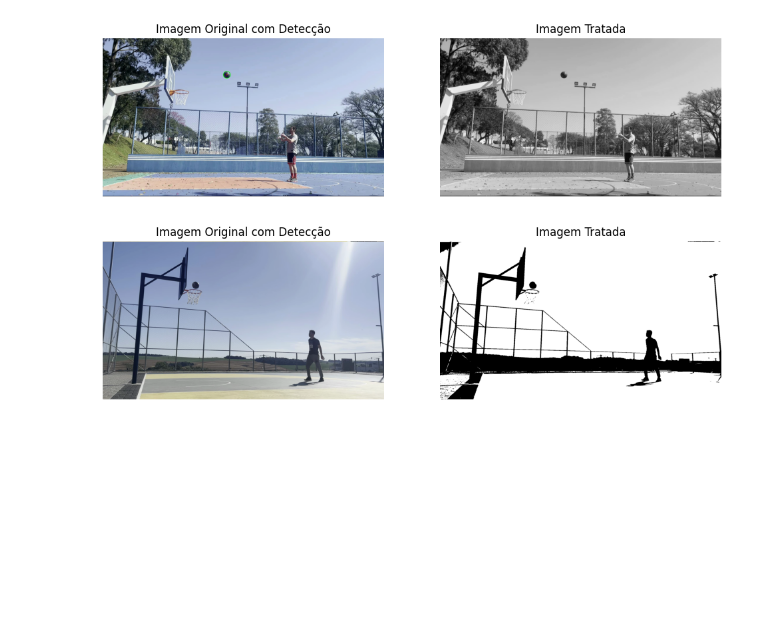
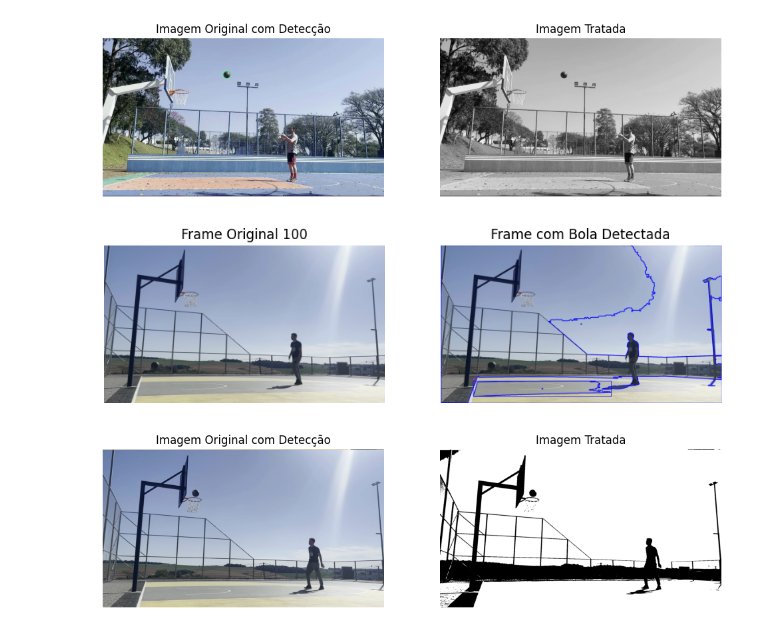
Before and after one commit to williankleingois/shot_basketball_detection, a Jupyter notebook: notebooks/ball_detection.ipynb, the cells around one changed output. Drawn from its saved outputs; the diff is of its cells as text; code cells hidden in the pictures; blank space fills up the shorter version.

```diff
--- a/notebooks/ball_detection.ipynb
+++ b/notebooks/ball_detection.ipynb
@@ -83,6 +83,83 @@ identificar_bola_de_basquete_no_frame('/Users/willianklein/Projetos/shot_basketb
 # identificar_bola_de_basquete_no_frame('/Users/willianklein/Projetos/shot_basketball_detection/data/video_shotings_2024-10-15 22:31:04.449809.mp4', 500)
 # %% [output]
 [figure]
+# %%
+# Primeiro, certifique-se de ter instalado cvzone e opencv
+# !pip install cvzone opencv-python
+
+import cv2
+import cvzone
+import numpy as np
+from matplotlib import pyplot as plt
+
+# Função para processar um frame específico e identificar a bola
+def detect_basketball_in_frame(video_path, frame_number):
+    # Carregar o vídeo
+    cap = cv2.VideoCapture(video_path)
+
+    # Definir o frame desejado
+    cap.set(cv2.CAP_PROP_POS_FRAMES, frame_number)
+
+    # Ler o frame desejado
+    ret, frame = cap.read()
+
+    if not ret:
+        print(f"Não foi possível ler o frame {frame_number}")
+        cap.release()
+        return None, None
+
+    # Converter o frame para escala de cinza
+    gray = cv2.cvtColor(frame, cv2.COLOR_BGR2GRAY)
+
+    # Aplicar um blur para suavizar a imagem e reduzir o ruído
+    blurred = cv2.GaussianBlur(gray, (5, 5), 0)
+
+    # Aplicar threshold binário para destacar possíveis objetos (bola)
+    _, binary_image = cv2.threshold(blurred, 180, 255, cv2.THRESH_BINARY_INV)
+
+    # Usar o cvzone para encontrar contornos
+    image_with_contours, contours = cvzone.findContours(frame, binary_image, minArea=500)
+
+    # Loop pelos contornos para verificar se algum parece ser a bola
+    for contour in contours:
+        # Calcular o centro e o raio do contorno
+        (x, y), radius = cv2.minEnclosingCircle(contour['cnt'])
+
+        # Filtrar por um tamanho aproximado da bola
+        if 15 < radius < 50:  # Ajustar esses valores conforme necessário
+            # Desenhar o círculo ao redor da bola
+            cv2.circle(frame, (int(x), int(y)), int(radius), (0, 255, 0), 3)
+            cv2.circle(frame, (int(x), int(y)), 2, (0, 0, 255), 3)  # centro da bola
+
+    # Liberar o vídeo
+    cap.release()
+
+    return frame, image_with_contours
+
+# Parâmetros
+video_path = '/Users/willianklein/Projetos/shot_basketball_detection/data/video_shotings_2024-10-15 22:31:04.449809.mp4'  # Substitua pelo caminho do seu vídeo
+frame_number = 100  # Número do frame que deseja processar
+
+# Processar o frame específico do vídeo e identificar a bola
+frame_original, frame_with_ball = detect_basketball_in_frame(video_path, frame_number)
+
+# Exibir os resultados usando matplotlib
+if frame_original is not None:
+    fig, axs = plt.subplots(1, 2, figsize=(10, 5))
+
+    # Exibir frame original
+    axs[0].imshow(cv2.cvtColor(frame_original, cv2.COLOR_BGR2RGB))
+    axs[0].set_title(f'Frame Original {frame_number}')
+    axs[0].axis('off')
+
+    # Exibir frame com a bola detectada
+    axs[1].imshow(cv2.cvtColor(frame_with_ball, cv2.COLOR_BGR2RGB))
+    axs[1].set_title('Frame com Bola Detectada')
+    axs[1].axis('off')
+
+    plt.show()
+# %% [output]
+[figure, added]
 # %%
 import cv2
 import numpy as np
```
Also changed, not shown: parts of 1 cell of this notebook, 10 other files.
